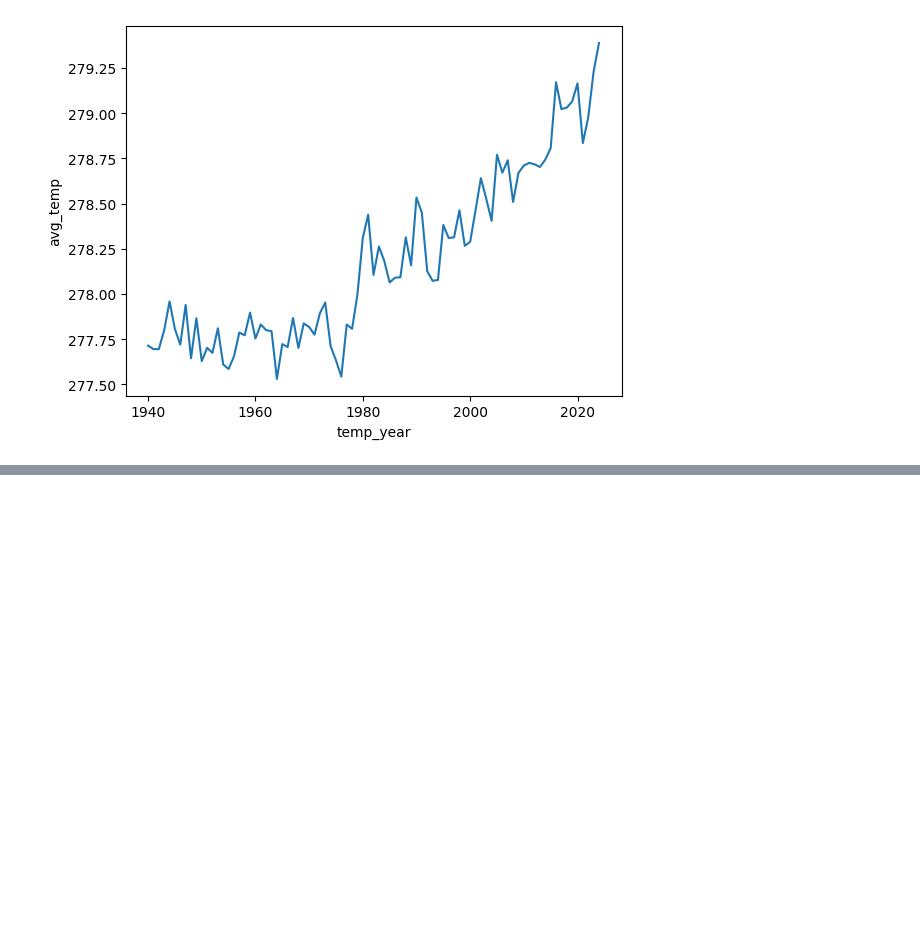
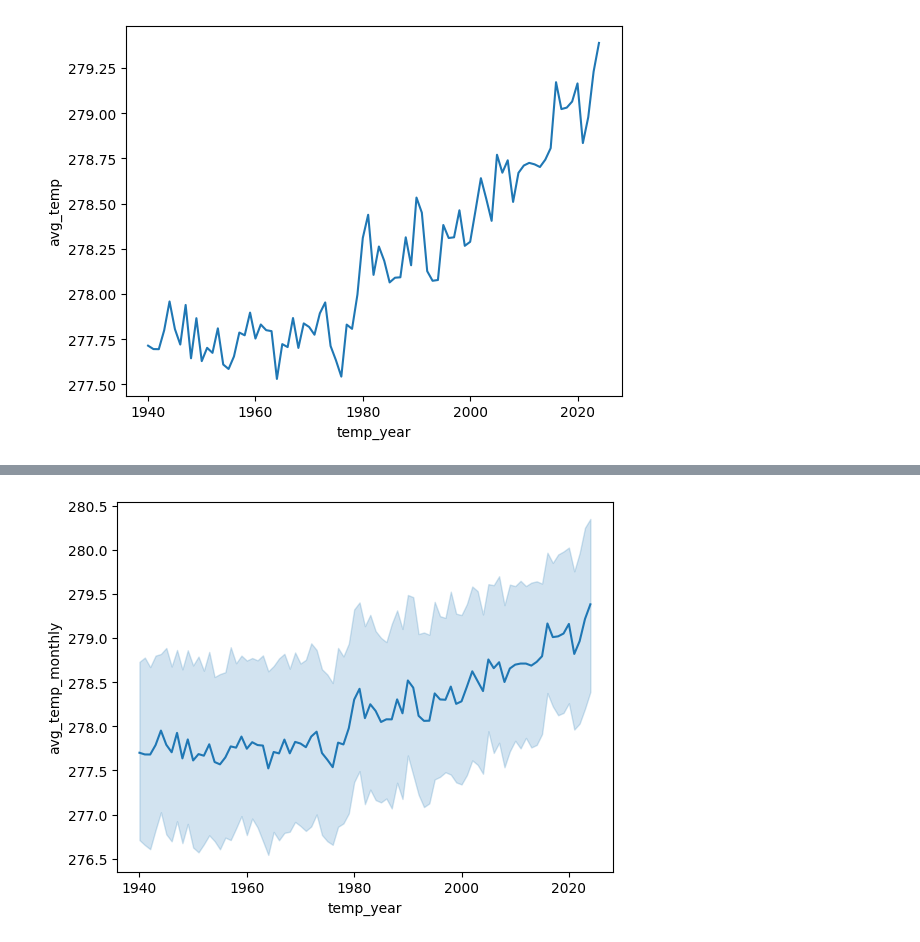
Before and after one commit to iragca/compstat-research, a Jupyter notebook: notebooks/1.1-iragca-cds-data-eda.ipynb, the cells around one changed output, grey strips where cells are left out. Drawn from its saved outputs; the diff is of its cells as text; code cells hidden in the pictures; blank space fills up the shorter version.

```diff
--- a/notebooks/1.1-iragca-cds-data-eda.ipynb
+++ b/notebooks/1.1-iragca-cds-data-eda.ipynb
@@ -117,0 +180,5 @@ sns.lineplot(data=temp_yearly, x="temp_year", y="avg_temp")
+# %%
+temp_monthly = temp_daily.group_by(["temp_year", "temp_month"]).agg(
+    avg_temp_monthly=pl.col("avg_temp").mean()
+)
+temp_monthly.head()
@@ -117,0 +194,8 @@ sns.lineplot(data=temp_yearly, x="temp_year", y="avg_temp")
+# %%
+ax = sns.lineplot(
+    data=temp_monthly,
+    x='temp_year',
+    y='avg_temp_monthly',
+    )
+# %% [output]
+[figure, added]
```
Also changed, not shown: parts of 8 cells of this notebook, 1 other file.
